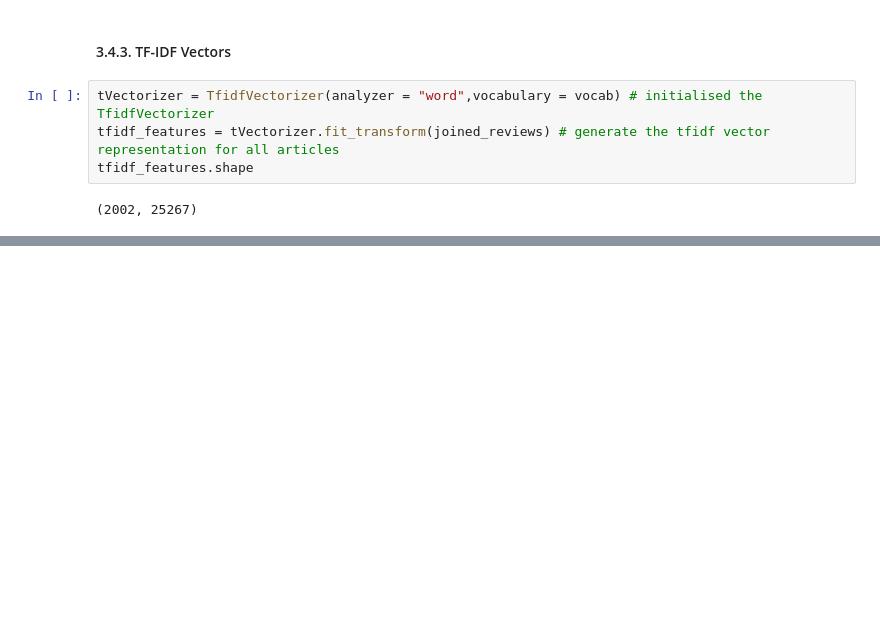
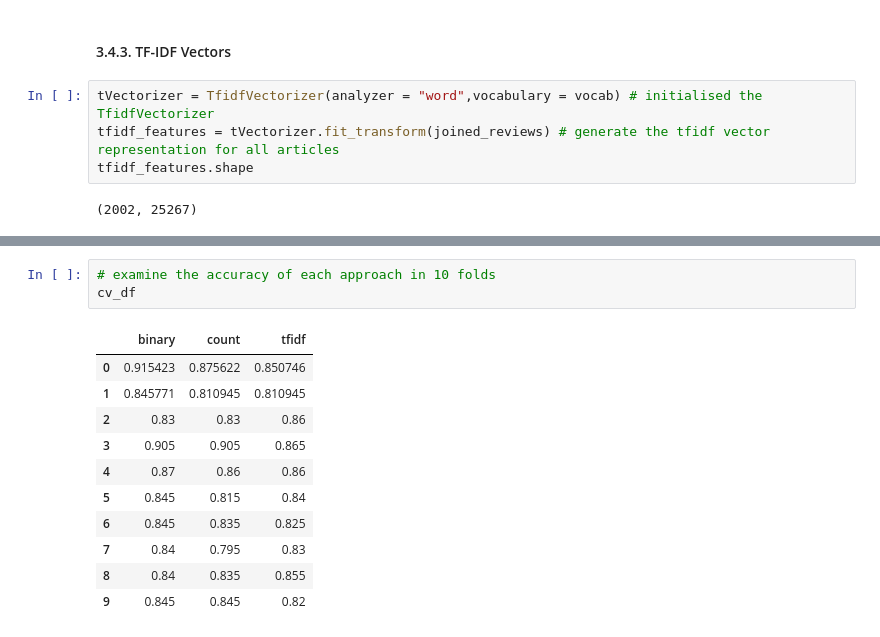
Before and after one commit to bitrao/Movie-Reviews-Sentiment-Analysis, a Jupyter notebook: Movie-Review-Semantic-Analysis.ipynb, the cells around one changed output, grey strips where cells are left out. Drawn from its saved outputs; the diff is of its cells as text; blank space fills up the shorter version.

```diff
--- a/Movie-Review-Semantic-Analysis.ipynb
+++ b/Movie-Review-Semantic-Analysis.ipynb
@@ -539,0 +584,15 @@ tfidf_features.shape
+# %%
+# examine the accuracy of each approach in 10 folds
+cv_df
+# %% [output]
+|  | binary | count | tfidf |
+| 0 | 0.915423 | 0.875622 | 0.850746 |
+| 1 | 0.845771 | 0.810945 | 0.810945 |
+| 2 | 0.83 | 0.83 | 0.86 |
+| 3 | 0.905 | 0.905 | 0.865 |
+| 4 | 0.87 | 0.86 | 0.86 |
+| 5 | 0.845 | 0.815 | 0.84 |
+| 6 | 0.845 | 0.835 | 0.825 |
+| 7 | 0.84 | 0.795 | 0.83 |
+| 8 | 0.84 | 0.835 | 0.855 |
+| 9 | 0.845 | 0.845 | 0.82 |
```
Also changed, not shown: parts of 17 cells of this notebook.
